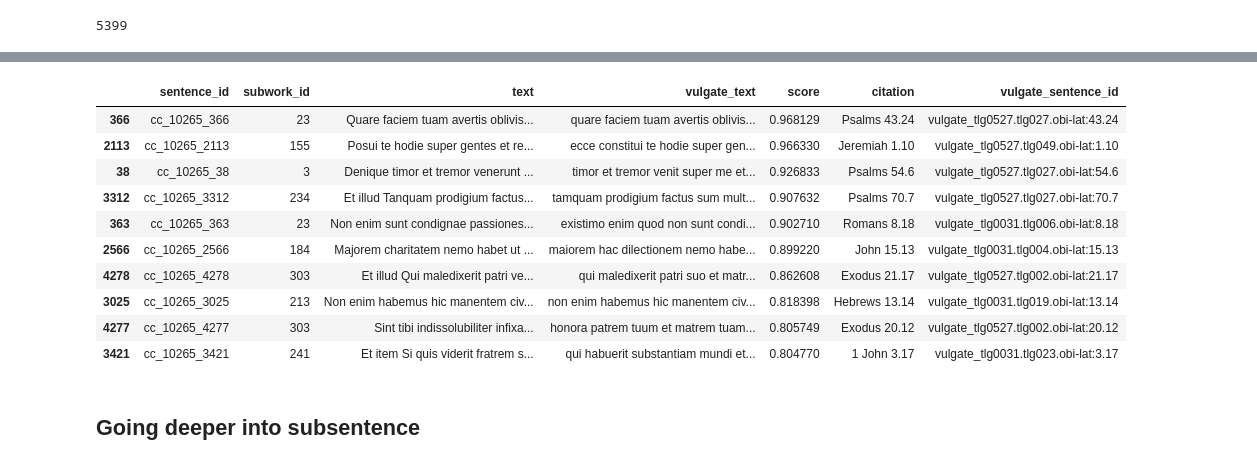
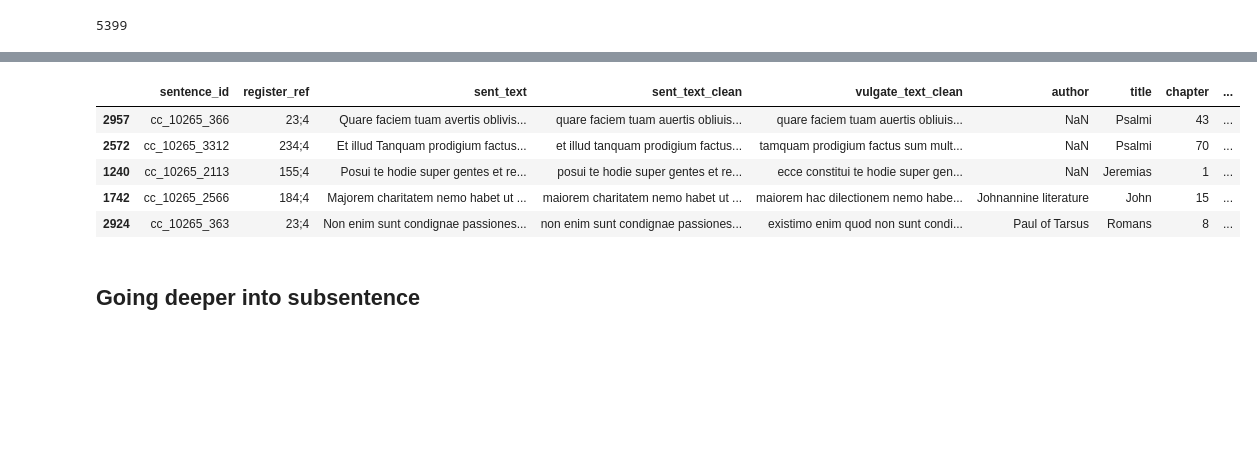
Before and after one commit to CCS-ZCU/latin-textreuse, a Jupyter notebook: scripts/2_textreuse-detection.ipynb, the cells around one changed output, grey strips where cells are left out. Saved outputs shown, nothing was run; the diff lists cells and outputs as text; code cells hidden in the pictures; blank space fills up the shorter version.

```diff
--- a/scripts/2_textreuse-detection.ipynb
+++ b/scripts/2_textreuse-detection.ipynb
@@ -178,20 +148,14 @@ plt.show()
-# %%
-register_matches["citation"] = register_matches.apply(lambda row: row["vulgate_title"].rpartition(" - ")[2] + " " + row["vulgate_sentence_id"].rpartition("lat:")[2], axis=1)
 # %%
 register_matches.sort_values("score", ascending=False, inplace=True)
-# %%
-register_matches = register_matches[['sentence_id', 'subwork_id', 'text', 'vulgate_text', 'score', 'citation', 'vulgate_sentence_id']]
-register_matches.head(10)
-# %% [output]
-|  | sentence_id | subwork_id | text | vulgate_text | score | citation | vulgate_sentence_id |
-| 366 | cc_10265_366 | 23 | Quare faciem tuam avertis oblivis... | quare faciem tuam avertis oblivis... | 0.968129 | Psalms 43.24 | vulgate_tlg0527.tlg027.obi-lat:43.24 |
-| 2113 | cc_10265_2113 | 155 | Posui te hodie super gentes et re... | ecce constitui te hodie super gen... | 0.966330 | Jeremiah 1.10 | vulgate_tlg0527.tlg049.obi-lat:1.10 |
-| 38 | cc_10265_38 | 3 | Denique timor et tremor venerunt ... | timor et tremor venit super me et... | 0.926833 | Psalms 54.6 | vulgate_tlg0527.tlg027.obi-lat:54.6 |
-| 3312 | cc_10265_3312 | 234 | Et illud Tanquam prodigium factus... | tamquam prodigium factus sum mult... | 0.907632 | Psalms 70.7 | vulgate_tlg0527.tlg027.obi-lat:70.7 |
-| 363 | cc_10265_363 | 23 | Non enim sunt condignae passiones... | existimo enim quod non sunt condi... | 0.902710 | Romans 8.18 | vulgate_tlg0031.tlg006.obi-lat:8.18 |
-| 2566 | cc_10265_2566 | 184 | Majorem charitatem nemo habet ut ... | maiorem hac dilectionem nemo habe... | 0.899220 | John 15.13 | vulgate_tlg0031.tlg004.obi-lat:15.13 |
-| 4278 | cc_10265_4278 | 303 | Et illud Qui maledixerit patri ve... | qui maledixerit patri suo et matr... | 0.862608 | Exodus 21.17 | vulgate_tlg0527.tlg002.obi-lat:21.17 |
-| 3025 | cc_10265_3025 | 213 | Non enim habemus hic manentem civ... | non enim habemus hic manentem civ... | 0.818398 | Hebrews 13.14 | vulgate_tlg0031.tlg019.obi-lat:13.14 |
-| 4277 | cc_10265_4277 | 303 | Sint tibi indissolubiliter infixa... | honora patrem tuum et matrem tuam... | 0.805749 | Exodus 20.12 | vulgate_tlg0527.tlg002.obi-lat:20.12 |
-| 3421 | cc_10265_3421 | 241 | Et item Si quis viderit fratrem s... | qui habuerit substantiam mundi et... | 0.804770 | 1 John 3.17 | vulgate_tlg0031.tlg023.obi-lat:3.17 |
+# %%
+register_matches = register_matches[['sentence_id', 'register_ref',  'sent_text', 'sent_text_clean', 'vulgate_text_clean', 'author',
+       'title', 'chapter', 'verse', 'score']]
+register_matches.head(5)
+# %% [output]
+|  | sentence_id | register_ref | sent_text | sent_text_clean | vulgate_text_clean | author | title | chapter | ... |
+| 2957 | cc_10265_366 | 23;4 | Quare faciem tuam avertis oblivis... | quare faciem tuam auertis obliuis... | quare faciem tuam auertis obliuis... | NaN | Psalmi | 43 | ... |
+| 2572 | cc_10265_3312 | 234;4 | Et illud Tanquam prodigium factus... | et illud tanquam prodigium factus... | tamquam prodigium factus sum mult... | NaN | Psalmi | 70 | ... |
+| 1240 | cc_10265_2113 | 155;4 | Posui te hodie super gentes et re... | posui te hodie super gentes et re... | ecce constitui te hodie super gen... | NaN | Jeremias | 1 | ... |
+| 1742 | cc_10265_2566 | 184;4 | Majorem charitatem nemo habet ut ... | maiorem charitatem nemo habet ut ... | maiorem hac dilectionem nemo habe... | Johnannine literature | John | 15 | ... |
+| 2924 | cc_10265_363 | 23;4 | Non enim sunt condignae passiones... | non enim sunt condignae passiones... | existimo enim quod non sunt condi... | Paul of Tarsus | Romans | 8 | ... |
 # %%
```
Also changed, not shown: parts of 51 cells of this notebook, 4 other files.
